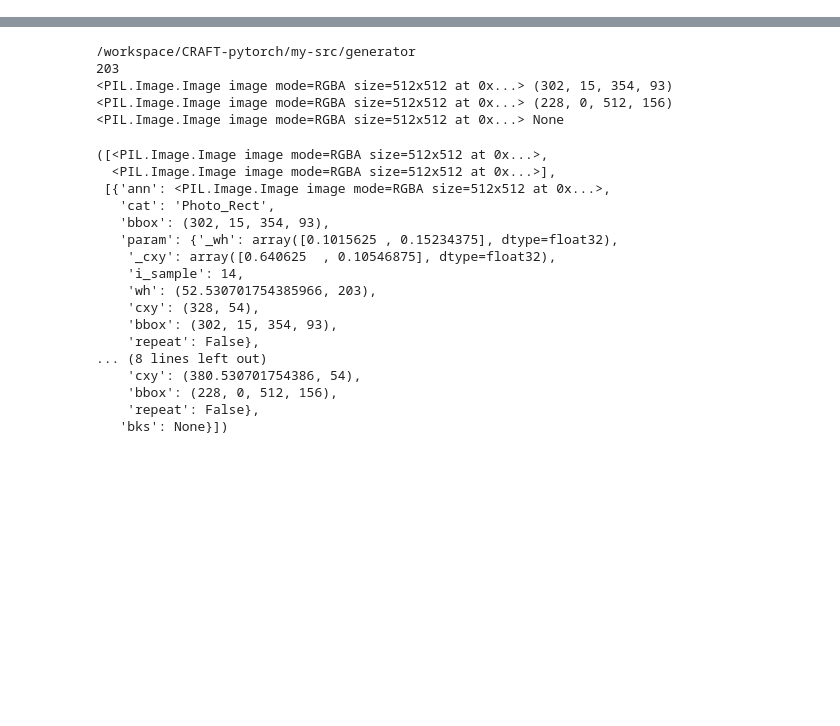
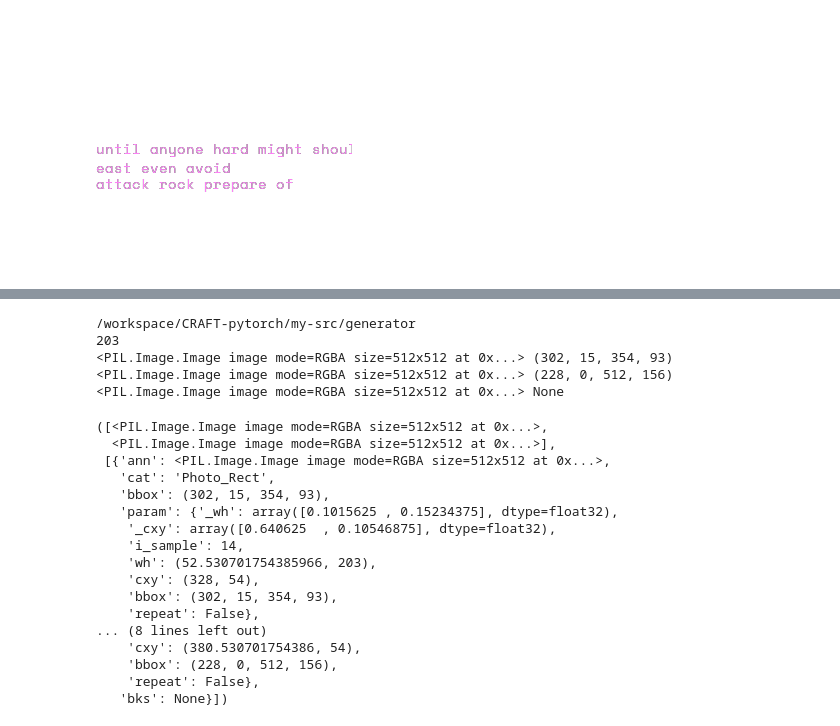
Before and after one commit to w121211/CRAFT-pytorch, a Jupyter notebook: debug.ipynb, the cells around one changed output, grey strips where cells are left out. Drawn from its saved outputs; the diff is of its cells as text; code cells hidden in the pictures; blank space fills up the shorter version.

```diff
--- a/debug.ipynb
+++ b/debug.ipynb
@@ -25,0 +23,91 @@ array([1, 4])
+# %%
+%cd /workspace/CRAFT-pytorch/my-src/generator
+%autoreload 2
+from blocks import text as bk
+
+# def to_box(text, lang):
+#     b = _Box(self.fonts[lang])
+#     for t in text:
+#         if isinstance(t, list):
+#             b.insert(to_box(t, lang))
+#         elif isinstance(t, str):
+#             b.insert(_Text(t, lang, self.fonts[lang]))
+#         else:
+#             raise Exception("Unknown type")
+#     return b
+
+# lambda opt(choices): lambda: random.choice(choices)
+# p = choice(params)
+
+
+_ln = lambda: bk._Text(" ".join(fake["en-US"].words(np.random.randint(3, 8))), 0, bk.fonts_en)
+_wd = lambda: bk._Text(" ".join(fake["en-US"].words(np.random.randint(1, 4))), 0, bk.fonts_en)
+
+class EmptyBoxError(Exception):
+    pass
+
+class Opt:
+    def __init__(self, choices=[]):
+        self.choices = choices
+
+    def one(self):
+        e = random.choice(self.choices)
+        if e is None:
+            return None
+        if callable(e):
+            return e()
+        if isinstance(e, Opt):
+            return e.one()
+        if isinstance(e, tuple):
+            return self._tobox(e)
+
+    def _tobox(self, e):
+        p, children = e
+        b = bk._Box(bk.fonts_en, p)
+        for c in children:
+            if isinstance(c, tuple):
+                c = self._tobox(c)
+            elif callable(c):
+                c = c()
+            elif isinstance(c, Opt):
+                c = c.one()
+            else:
+                raise Exception
+
+            if c is not None:
+                b.insert(c)
+
+        if len(b.children) == 0:
+            raise EmptyBoxError
+        elif len(b.children) == 1 and isinstance(b.children[0], bk._Box):
+            return b[0]
+        else:
+            return b
+
+kw = Opt([
+    ({"i_align": 0}, [_wd, ({"i_align": 0}, [_wd]), _wd]),
+#     (0, [_ln, [_wd]]),
+#     (0, [[_wd], _ln]),
+])
+
+hln = Opt([None, None, _ln, _ln, kw])
+# hln = Opt([kw])
+mln = Opt([
+    ({"i_align": 1, "dapart": 0}, [hln, hln, hln, hln, hln]),
+#     (HOR, [vln, vln, hln, hln, hln]),
+])
+
+
+b = mln.one()
+im, infos = b.sample(256)
+im
+# wd = (HOR, [wd])
+# mwd = op([
+#     (HOR, [wd, wd, wd, wd, wd]),
+#     (VER, [wd, wd, wd, wd, wd]),
+#     ])
+
+# " ".join(fake["en-US"].words(np.random.randint(3, 8)))
+# ln = bk._Text("thi is a line", 0, [])
+# im
+# %% [output]
@@ -25,0 +116 @@ array([1, 4])
+[figure, added]
```
Also changed, not shown: parts of 10 cells of this notebook, 7 other files.
